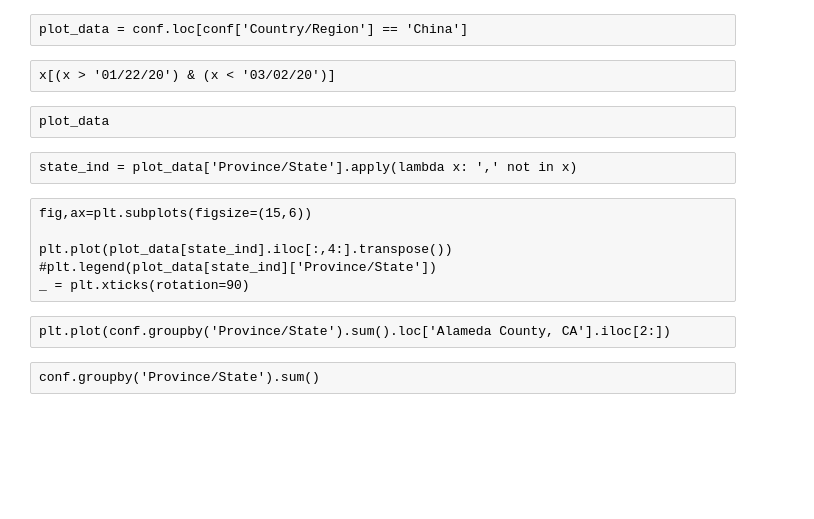
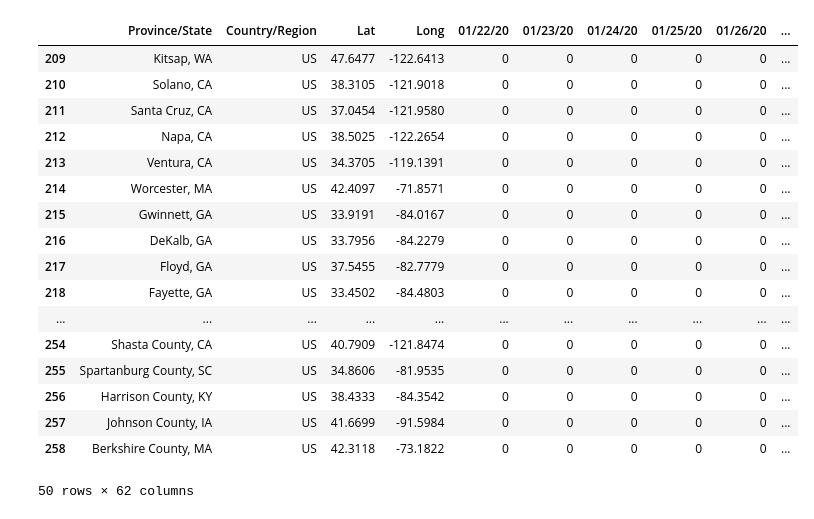
Before and after one commit to roguev/covid19_csse_data, a Jupyter notebook: covid19_timeline.ipynb, the cells around one changed output. Drawn from its saved outputs; the diff is of its cells as text; code cells hidden in the pictures; blank space fills up the shorter version.

```diff
--- a/covid19_timeline.ipynb
+++ b/covid19_timeline.ipynb
@@ -291,18 +330,0 @@ KeyboardInterrupt:
-# %% [raw]
-plot_data = conf.loc[conf['Country/Region'] == 'China']
-# %% [raw]
-x[(x > '01/22/20') & (x < '03/02/20')]
-# %% [raw]
-plot_data
-# %% [raw]
-state_ind = plot_data['Province/State'].apply(lambda x: ',' not in x)
-# %% [raw]
-fig,ax=plt.subplots(figsize=(15,6))
-
-plt.plot(plot_data[state_ind].iloc[:,4:].transpose())
-#plt.legend(plot_data[state_ind]['Province/State'])
-_ = plt.xticks(rotation=90)
-# %% [raw]
-plt.plot(conf.groupby('Province/State').sum().loc['Alameda County, CA'].iloc[2:])
-# %% [raw]
-conf.groupby('Province/State').sum()
@@ -308,0 +338,21 @@ conf.groupby('Province/State').sum()
+# %%
+conf.loc[(conf['Country/Region'] == 'US') & (conf['Province/State'].str.contains(','))].head(n=50)
+# %% [output]
+|  | Province/State | Country/Region | Lat | Long | 01/22/20 | 01/23/20 | 01/24/20 | 01/25/20 | 01/26/20 | ... |
+| 209 | Kitsap, WA | US | 47.6477 | -122.6413 | 0 | 0 | 0 | 0 | 0 | ... |
+| 210 | Solano, CA | US | 38.3105 | -121.9018 | 0 | 0 | 0 | 0 | 0 | ... |
+| 211 | Santa Cruz, CA | US | 37.0454 | -121.9580 | 0 | 0 | 0 | 0 | 0 | ... |
+| 212 | Napa, CA | US | 38.5025 | -122.2654 | 0 | 0 | 0 | 0 | 0 | ... |
+| 213 | Ventura, CA | US | 34.3705 | -119.1391 | 0 | 0 | 0 | 0 | 0 | ... |
+| 214 | Worcester, MA | US | 42.4097 | -71.8571 | 0 | 0 | 0 | 0 | 0 | ... |
+| 215 | Gwinnett, GA | US | 33.9191 | -84.0167 | 0 | 0 | 0 | 0 | 0 | ... |
+| 216 | DeKalb, GA | US | 33.7956 | -84.2279 | 0 | 0 | 0 | 0 | 0 | ... |
+| 217 | Floyd, GA | US | 37.5455 | -82.7779 | 0 | 0 | 0 | 0 | 0 | ... |
+| 218 | Fayette, GA | US | 33.4502 | -84.4803 | 0 | 0 | 0 | 0 | 0 | ... |
+| ... | ... | ... | ... | ... | ... | ... | ... | ... | ... | ... |
+| 254 | Shasta County, CA | US | 40.7909 | -121.8474 | 0 | 0 | 0 | 0 | 0 | ... |
+| 255 | Spartanburg County, SC | US | 34.8606 | -81.9535 | 0 | 0 | 0 | 0 | 0 | ... |
+| 256 | Harrison County, KY | US | 38.4333 | -84.3542 | 0 | 0 | 0 | 0 | 0 | ... |
+| 257 | Johnson County, IA | US | 41.6699 | -91.5984 | 0 | 0 | 0 | 0 | 0 | ... |
+| 258 | Berkshire County, MA | US | 42.3118 | -73.1822 | 0 | 0 | 0 | 0 | 0 | ... |
+50 rows × 62 columns
```
Also changed, not shown: parts of 15 cells of this notebook.
